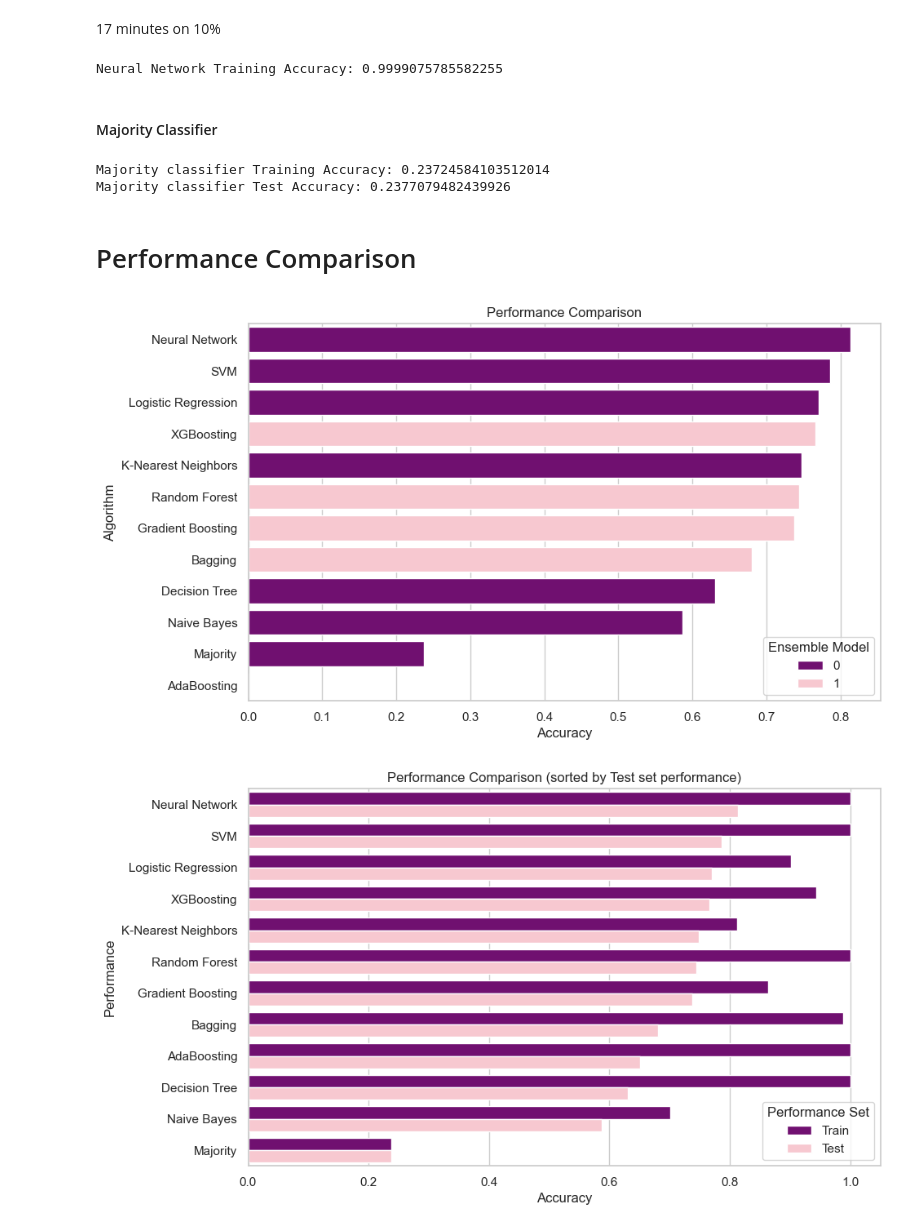
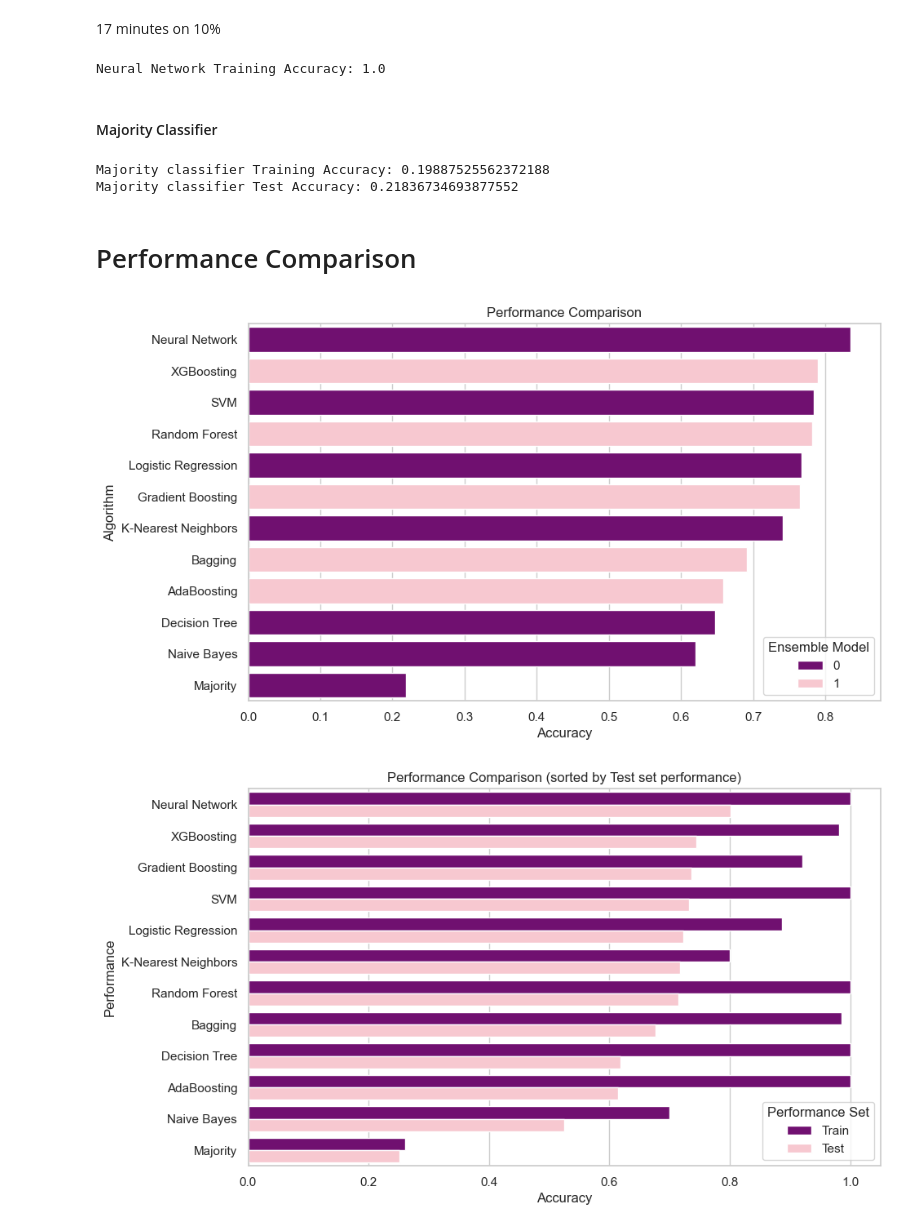
Before and after one commit to benjordan98/intelligent_sys_assignment2, a Jupyter notebook: code.ipynb, the cells around one changed output. Saved outputs shown, nothing was run; the diff lists cells and outputs as text; code cells hidden in the pictures.

```diff
--- a/code.ipynb
+++ b/code.ipynb
@@ -352,6 +352,10 @@ Index(['headline', 'category', 'short_description', 'authors', 'date'], dtype='o
+# %%
+df.drop(df[df['category'] == "POLITICS"].index, inplace = True)
+df.drop(df[df['category'] == "WELLNESS"].index, inplace = True)
+df.drop(df[df['category'] == "ENTERTAINMENT"].index, inplace = True)
 # %%
 # take a sample of the data where we have 10% of the data evenly distributed across categories
-df = df.groupby('category').sample(frac=0.1, random_state=42)
+df = df.groupby('category').sample(frac=0.05, random_state=42)
 # %% [markdown]
 # Preprocessing
 # %%
@@ -873,7 +875,7 @@ nn_predictions_train = nn_model.predict(X_train_vec)
 nn_accuracy_train = accuracy_score(y_train, nn_predictions_train)
 print("Neural Network Training Accuracy:", nn_accuracy_train)
 # %% [output]
-Neural Network Training Accuracy: 0.9999075785582255
+Neural Network Training Accuracy: 1.0
 # %% [markdown]
 #### Majority Classifier
 # %%
@@ -885,28 +887,28 @@ accuracy_majority = accuracy_score(y_test, [majority_category]*len(y_test))
 print("Majority classifier Training Accuracy:", accuracy_majority_train)
 print("Majority classifier Test Accuracy:", accuracy_majority)
 # %% [output]
-Majority classifier Training Accuracy: 0.23724584103512014
-Majority classifier Test Accuracy: 0.2377079482439926
+Majority classifier Training Accuracy: 0.19887525562372188
+Majority classifier Test Accuracy: 0.21836734693877552
 # %% [markdown]
 # Performance Comparison
 # %%
 algo_names = ["Majority", "Logistic Regression", "K-Nearest Neighbors", "Naive Bayes", "SVM", "Decision Tree", "Random Forest", "Bagging", "Gradient Boosting", "AdaBoosting", "XGBoosting", "Neural Network"]
-performances = [accuracy_majority, logistic_accuracy, knn_accuracy, nb_accuracy, svm_accuracy, accuracy_dt, accuracy_rf, result_bagging, gb_accuracy, 0, result_xgb, nn_accuracy] #TODO: Change 0 to result_boosting
+performances = [accuracy_majority, logistic_accuracy, knn_accuracy, nb_accuracy, svm_accuracy, accuracy_dt, accuracy_rf, result_bagging, gb_accuracy, adaboost_accuracy, result_xgb, nn_accuracy] #TODO: Change 0 to result_boosting
 ensemble_model = [0, 0, 0, 0, 0, 0, 1, 1, 1, 1, 1, 0]
 
 result_df = pd.DataFrame({'Algorithm': algo_names, 'Performance': performances, 'Ensemble Model': ensemble_model})
 result_df = result_df.sort_values(by='Performance', ascending=False)
 
 sns.set(style="whitegrid")
 plt.figure(figsize=(10, 6))
 sns.barplot(x='Performance', y='Algorithm', hue='Ensemble Model', data=result_df, dodge=False, palette={0: 'purple', 1: 'pink'})
 plt.xlabel('Accuracy')
 plt.ylabel('Algorithm')
 plt.title('Performance Comparison')
 plt.legend(title='Ensemble Model', loc='lower right')
 plt.show()
 # %% [output]
-[figure, old version]
+[figure, new version]
 # %%
 import pandas as pd
 import seaborn as sns
@@ -938,7 +940,7 @@ plt.title('Performance Comparison (sorted by Test set performance)')
 plt.legend(title='Performance Set', loc='lower right')
 plt.show()
 # %% [output]
-[figure, old version]
+[figure, new version]
 # %%
 # Define a function to lighten the color
 def lighten_color(color, amount=0.5):
```
Also changed, not shown: parts of 59 cells of this notebook.
